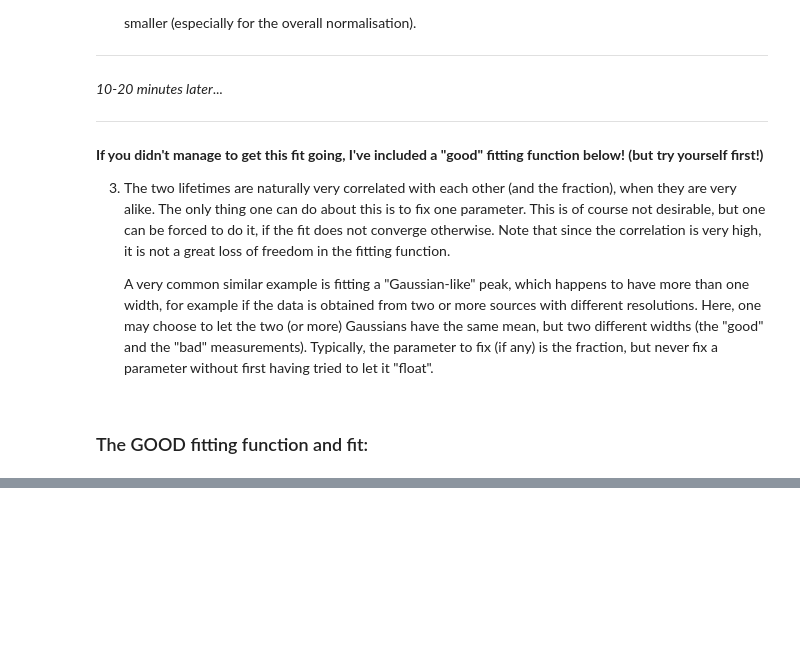
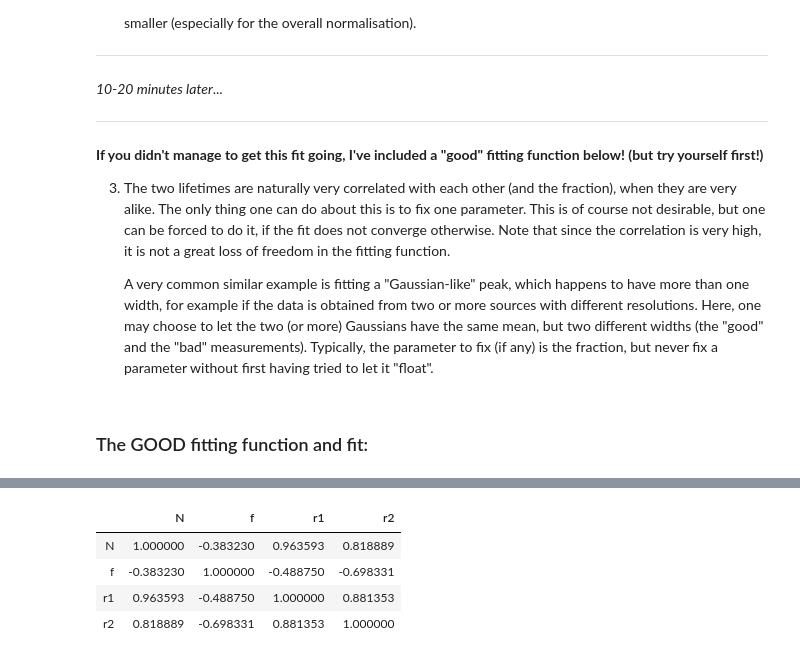
Before and after one commit to AppliedStatisticsNBI/AppStat2019, a Jupyter notebook: Week5/original/FittingAndTestingDistributions/FitAndTestingDistributions_original.ipynb, the cells around one changed output, grey strips where cells are left out. Drawn from its saved outputs; the diff is of its cells as text; code cells hidden in the pictures; blank space fills up the shorter version.

```diff
--- a/Week5/original/FittingAndTestingDistributions/FitAndTestingDistributions_original.ipynb
+++ b/Week5/original/FittingAndTestingDistributions/FitAndTestingDistributions_original.ipynb
@@ -383,5 +405,19 @@ fig
 # %%
-corrGood = minuit_obj.covariance        # GetCorrelationMatrix()    # Access the covariance matrix
-# M = print_correlation_matrix(corrGood,['N','f','r1','r2'])
-# M = pd.DataFrame(M, columns=['N','f','r1','r2'],index=['N','f','r1','r2'])
-# display(M)
+# We calculate the correlation matrix as in the Bad fit case:
+corrGood={}
+for k,v in minuit_obj.covariance.items() :
+    error1 = minuit_obj.errors[k[0]]
+    error2 = minuit_obj.errors[k[1]]
+    correlation = v / float((error1*error2))
+    corrGood[k] = correlation
+
+
+M = print_correlation_matrix(corrGood,['N','f','r1','r2'])
+M = pd.DataFrame(M, columns=['N','f','r1','r2'],index=['N','f','r1','r2'])
+display(M)
+# %% [output]
+|  | N | f | r1 | r2 |
+| N | 1.000000 | -0.383230 | 0.963593 | 0.818889 |
+| f | -0.383230 | 1.000000 | -0.488750 | -0.698331 |
+| r1 | 0.963593 | -0.488750 | 1.000000 | 0.881353 |
+| r2 | 0.818889 | -0.698331 | 0.881353 | 1.000000 |
```
Also changed, not shown: parts of 8 cells of this notebook.
